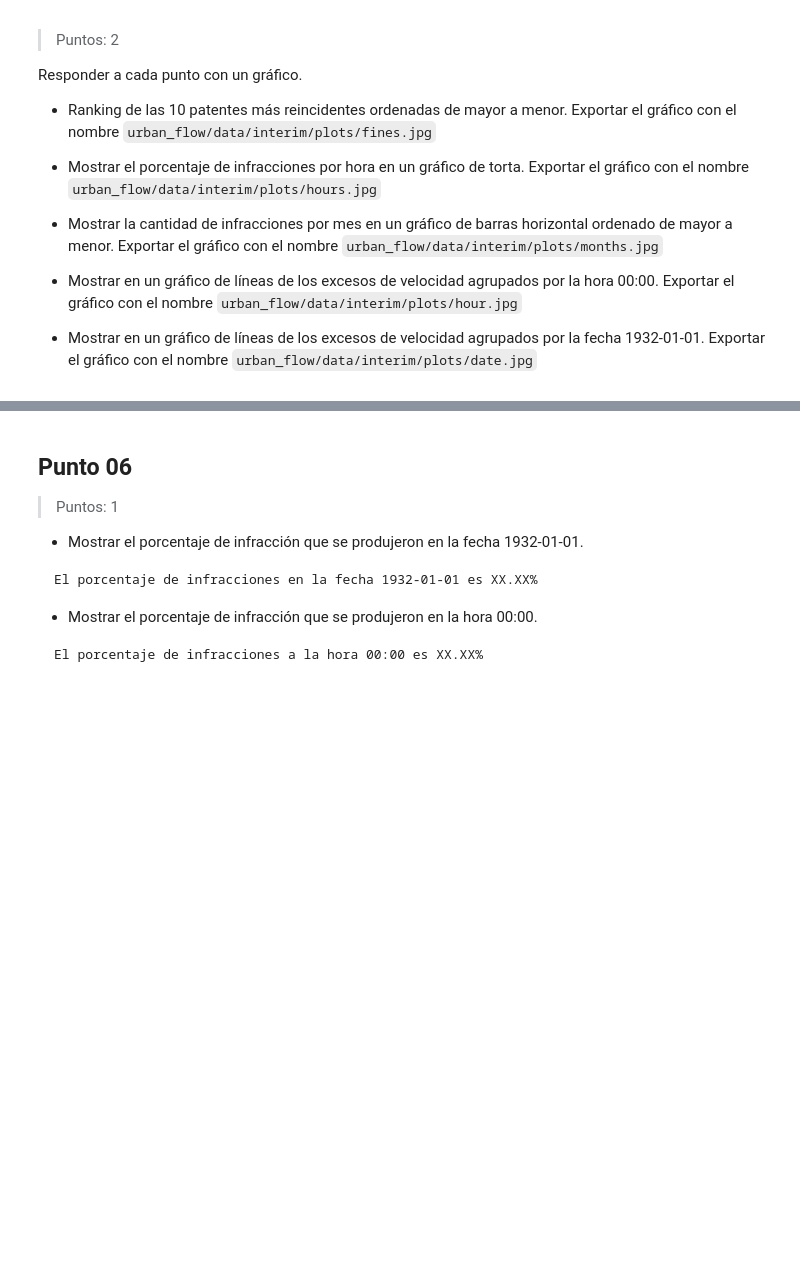
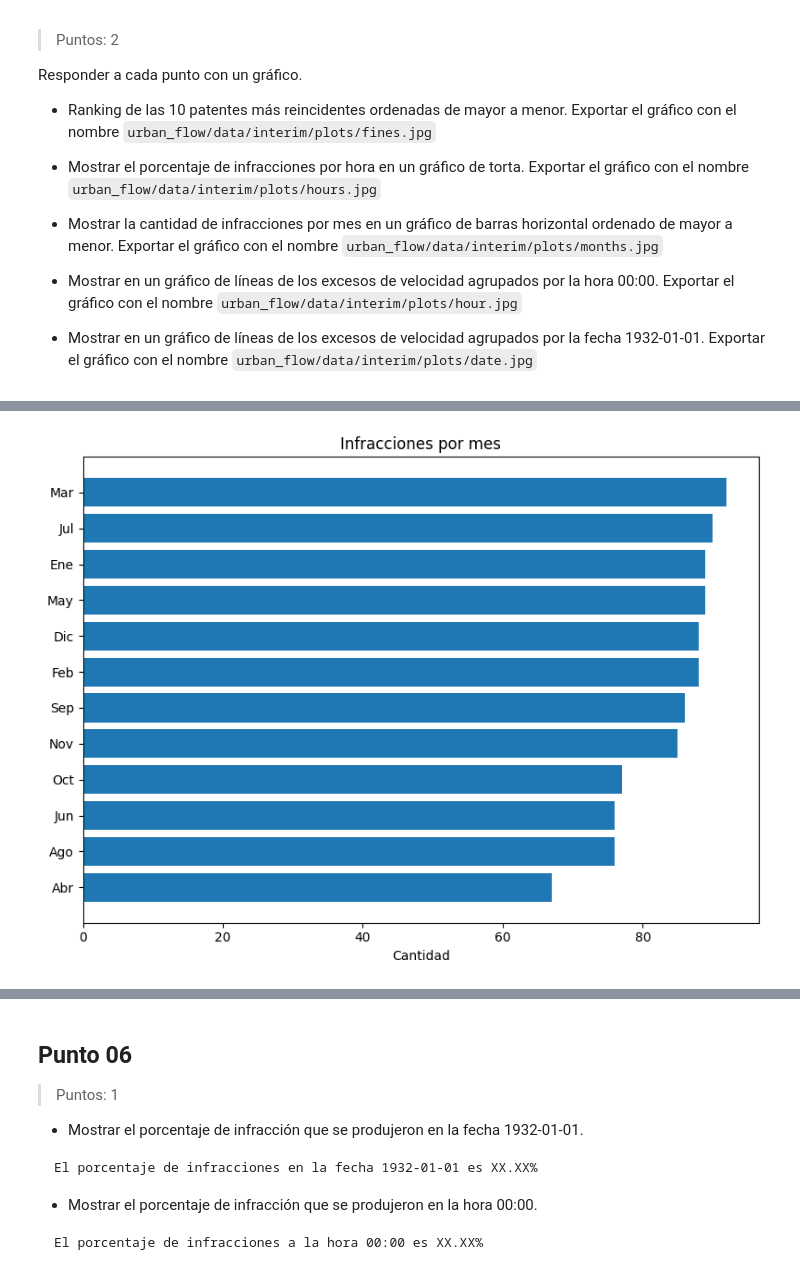
Before and after one commit to Ivan-Porcari/tpi_hds_urban_flow, a Jupyter notebook: 01_Urban_Flow_Porcari_Ivan.ipynb, the cells around one changed output, grey strips where cells are left out. Cells and saved outputs as stored; diff of their text form; code cells hidden in the pictures; blank space fills up the shorter version.

```diff
--- a/01_Urban_Flow_Porcari_Ivan.ipynb
+++ b/01_Urban_Flow_Porcari_Ivan.ipynb
@@ -418,0 +571,27 @@ Responder a cada punto con un gráfico.
+# %%
+#Infracciones por mes
+df_limpio['mes'] = pd.to_datetime(
+  df_limpio['fecha'], errors='coerce'
+).dt.month
+por_mes: pd.Series = (
+  df_limpio['mes']
+  .value_counts()
+  .sort_values(ascending=True)
+)
+nombres_mes: list[str] = [
+  'Ene','Feb','Mar','Abr','May','Jun',
+  'Jul','Ago','Sep','Oct','Nov','Dic'
+]
+etiquetas: list[str] = [
+  nombres_mes[m - 1] for m in por_mes.index
+]
+
+fig, ax = plt.subplots(figsize=(8, 6))
+ax.barh(etiquetas, por_mes.values)
+ax.set_title('Infracciones por mes')
+ax.set_xlabel('Cantidad')
+plt.tight_layout()
+plt.savefig('urban_flow/data/interim/plots/months.jpg')
+plt.show()
+# %% [output]
+[figure, added]
```
Also changed, not shown: parts of 14 cells of this notebook.
